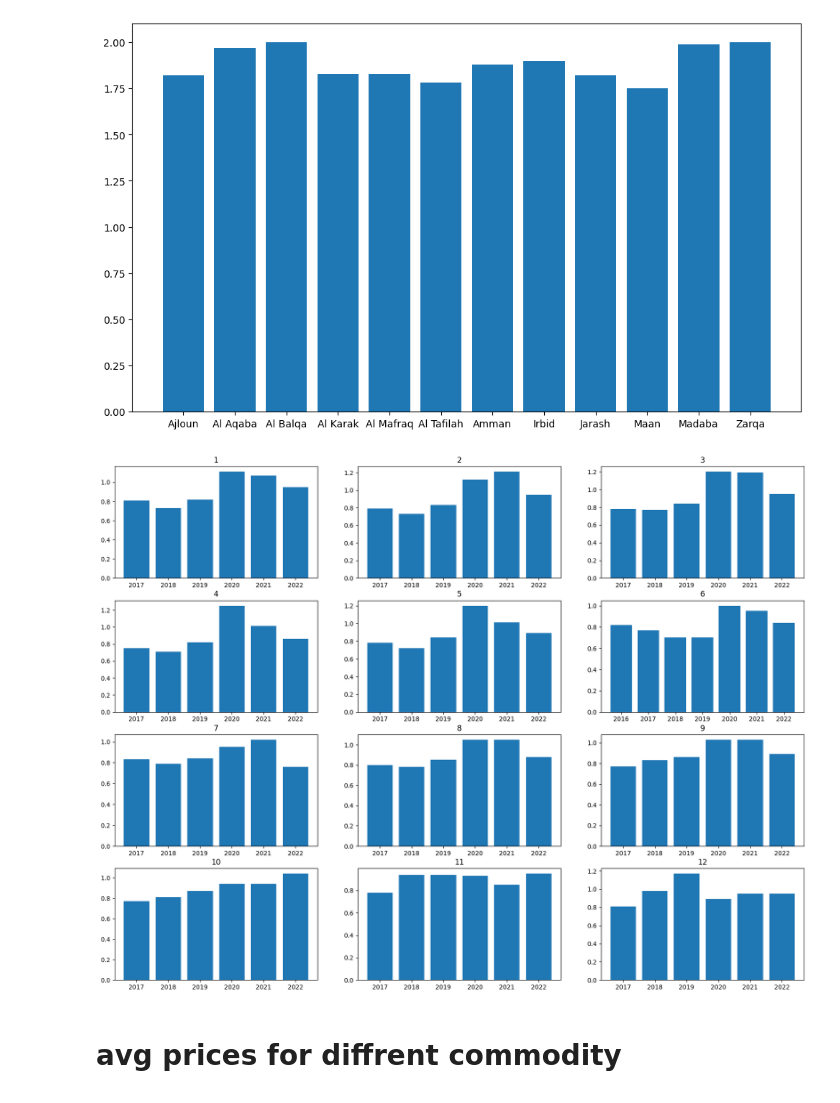
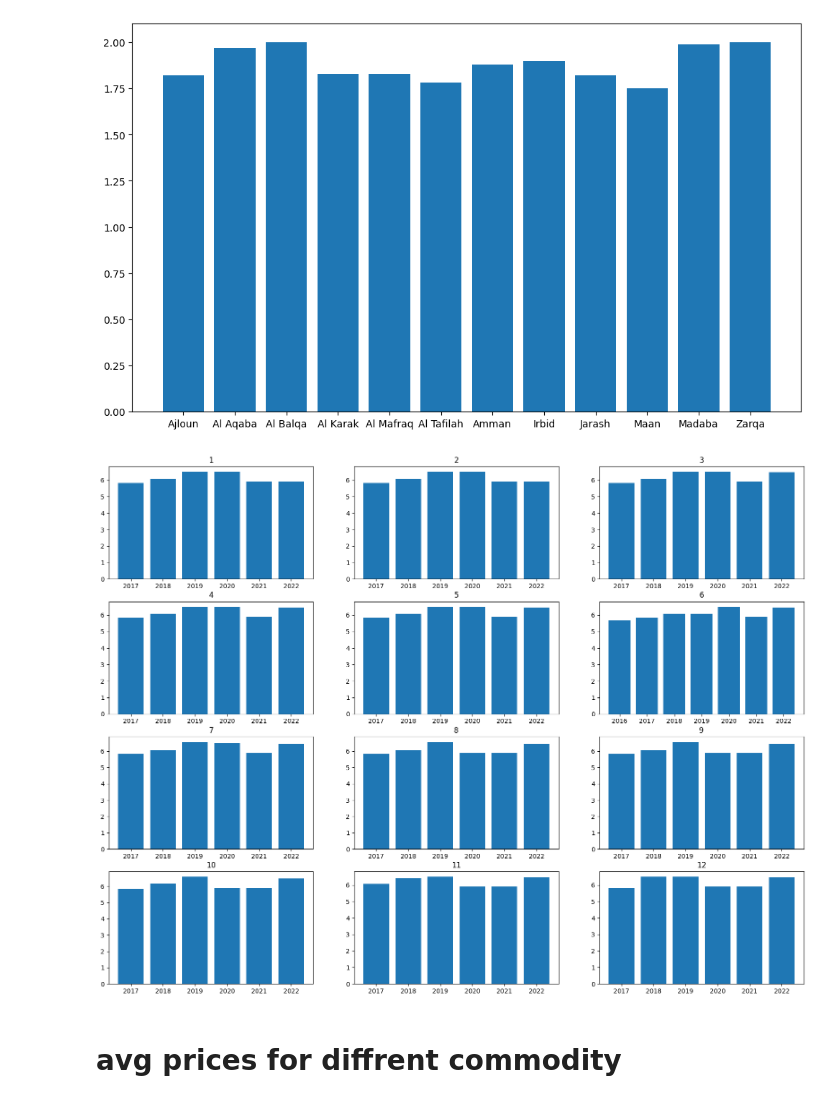
Before and after one commit to shaker113/group5_Price_Forecast, a Jupyter notebook: group_5_project.ipynb, the cells around one changed output. Drawn from its saved outputs; the diff is of its cells as text; code cells hidden in the pictures.

```diff
--- a/group_5_project.ipynb
+++ b/group_5_project.ipynb
@@ -39,6 +77,7 @@ df['year'] = df['date'].dt.year
 df = df.loc[df.year > 2011 ] # filltering the data
 
 df['H-month']=df['H-date'].apply(lambda x :int(x.split(sep='/')[1]))  # to make new columns hijri month
+df['H-year']=df['H-date'].apply(lambda x :int(x.split(sep='/')[2]))  # to make new columns hijri month
 df['is_ramdan']=df['H-date'].apply(lambda x :int(x.split(sep='/')[1]) in [8,9,10]) # to make new columns with true false values (true when hijri months is equal to 8,9,10)
 
 df.drop(['date','H-date'],axis=1,inplace=True) # droping the un needed columns
@@ -623,28 +675,28 @@ plt.show()
 # %%
 # test = df[(df['year'] == 2017) & (df['commodity'] == 'Oil (vegetable)') & (df['month'] == 2)]
 figure, axis = plt.subplots(4, 3)
 figure.set_figwidth(20)
 figure.set_figheight(15)
 r = 0
 for m in range(1,13):
-  test = df[(df['market'] == 'Irbid') & (df['commodity'] == 'Bananas') & (df['month'] == m)]
+  test = df[(df['market'] == 'Irbid') & (df['category'] == thecategory) & (df['month'] == m)]
   years = test['year']
   price = test['price']
 
   # Figure Size
   # fig = plt.figure(figsize =(12, 7))
 
   # Horizontal Bar Plot
   axis[r, (m-1)%3].bar(years, price)
   axis[r, (m-1)%3].set_title(m)
   # axis[r, (m-1)%3].figure(figsize =(12, 7))
   if((m-1)%3 == 2):
     r+=1
 
 # Show Plot
 plt.show()
 # %% [output]
-[figure, old version]
+[figure, new version]
 # %% [markdown]
 # avg prices for diffrent commodity
 # %%
```
Also changed, not shown: parts of 20 cells of this notebook, 1 other file.
